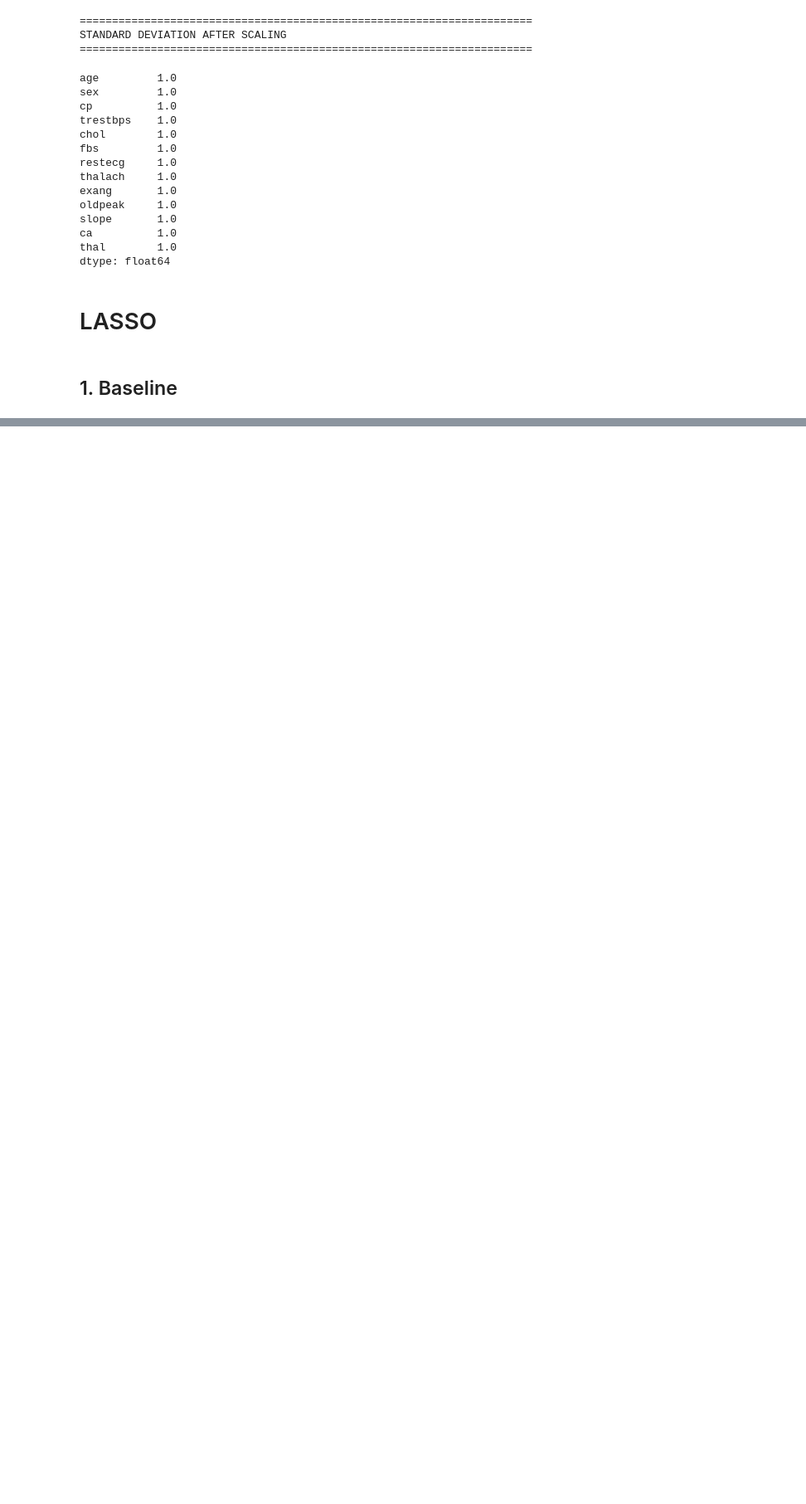
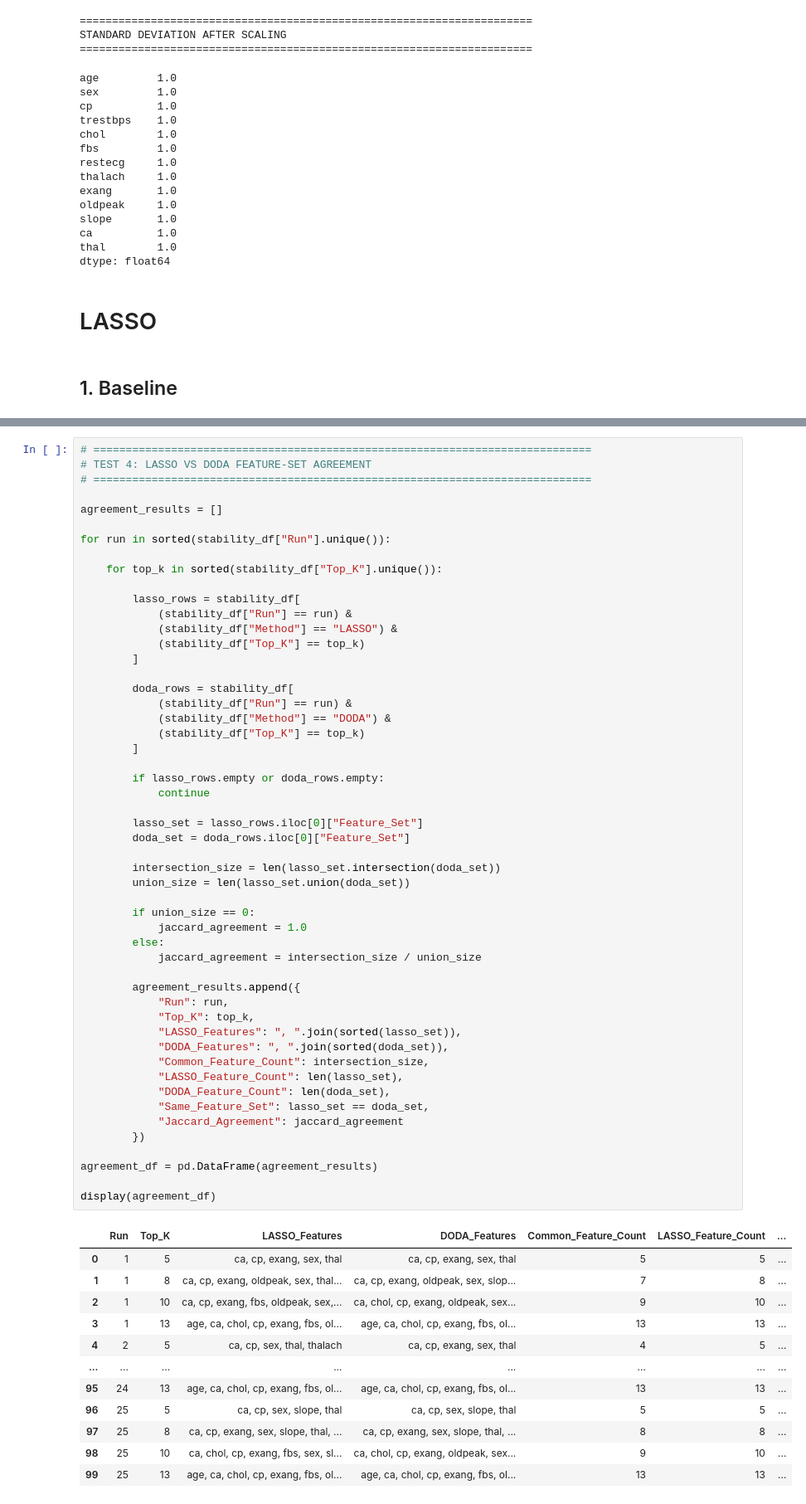
Before and after one commit to anandha-3679/msc_research, a Jupyter notebook: notebooks/anandha/heartdisease/heartdisease_lasso.ipynb, the cells around one changed output, grey strips where cells are left out. Shown at 83% size. Drawn from its saved outputs; the diff is of its cells as text; blank space fills up the shorter version.

```diff
--- a/notebooks/anandha/heartdisease/heartdisease_lasso.ipynb
+++ b/notebooks/anandha/heartdisease/heartdisease_lasso.ipynb
@@ -460,0 +3046,65 @@ dtype: float64
+# %%
+# =============================================================================
+# TEST 4: LASSO VS DODA FEATURE-SET AGREEMENT
+# =============================================================================
+
+agreement_results = []
+
+for run in sorted(stability_df["Run"].unique()):
+
+    for top_k in sorted(stability_df["Top_K"].unique()):
+
+        lasso_rows = stability_df[
+            (stability_df["Run"] == run) &
+            (stability_df["Method"] == "LASSO") &
+            (stability_df["Top_K"] == top_k)
+        ]
+
+        doda_rows = stability_df[
+            (stability_df["Run"] == run) &
+            (stability_df["Method"] == "DODA") &
+            (stability_df["Top_K"] == top_k)
+        ]
+
+        if lasso_rows.empty or doda_rows.empty:
+            continue
+
+        lasso_set = lasso_rows.iloc[0]["Feature_Set"]
+        doda_set = doda_rows.iloc[0]["Feature_Set"]
+
+        intersection_size = len(lasso_set.intersection(doda_set))
+        union_size = len(lasso_set.union(doda_set))
+
+        if union_size == 0:
+            jaccard_agreement = 1.0
+        else:
+            jaccard_agreement = intersection_size / union_size
+
+        agreement_results.append({
+            "Run": run,
+            "Top_K": top_k,
+            "LASSO_Features": ", ".join(sorted(lasso_set)),
+            "DODA_Features": ", ".join(sorted(doda_set)),
+            "Common_Feature_Count": intersection_size,
+            "LASSO_Feature_Count": len(lasso_set),
+            "DODA_Feature_Count": len(doda_set),
+            "Same_Feature_Set": lasso_set == doda_set,
+            "Jaccard_Agreement": jaccard_agreement
+        })
+
+agreement_df = pd.DataFrame(agreement_results)
+
+display(agreement_df)
+# %% [output]
+|  | Run | Top_K | LASSO_Features | DODA_Features | Common_Feature_Count | LASSO_Feature_Count | ... |
+| 0 | 1 | 5 | ca, cp, exang, sex, thal | ca, cp, exang, sex, thal | 5 | 5 | ... |
+| 1 | 1 | 8 | ca, cp, exang, oldpeak, sex, thal... | ca, cp, exang, oldpeak, sex, slop... | 7 | 8 | ... |
+| 2 | 1 | 10 | ca, cp, exang, fbs, oldpeak, sex,... | ca, chol, cp, exang, oldpeak, sex... | 9 | 10 | ... |
+| 3 | 1 | 13 | age, ca, chol, cp, exang, fbs, ol... | age, ca, chol, cp, exang, fbs, ol... | 13 | 13 | ... |
+| 4 | 2 | 5 | ca, cp, sex, thal, thalach | ca, cp, exang, sex, thal | 4 | 5 | ... |
+| ... | ... | ... | ... | ... | ... | ... | ... |
+| 95 | 24 | 13 | age, ca, chol, cp, exang, fbs, ol... | age, ca, chol, cp, exang, fbs, ol... | 13 | 13 | ... |
+| 96 | 25 | 5 | ca, cp, sex, slope, thal | ca, cp, sex, slope, thal | 5 | 5 | ... |
+| 97 | 25 | 8 | ca, cp, exang, sex, slope, thal, ... | ca, cp, exang, sex, slope, thal, ... | 8 | 8 | ... |
+| 98 | 25 | 10 | ca, chol, cp, exang, fbs, sex, sl... | ca, chol, cp, exang, oldpeak, sex... | 9 | 10 | ... |
+| 99 | 25 | 13 | age, ca, chol, cp, exang, fbs, ol... | age, ca, chol, cp, exang, fbs, ol... | 13 | 13 | ... |
```
Also changed, not shown: parts of 28 cells of this notebook.
